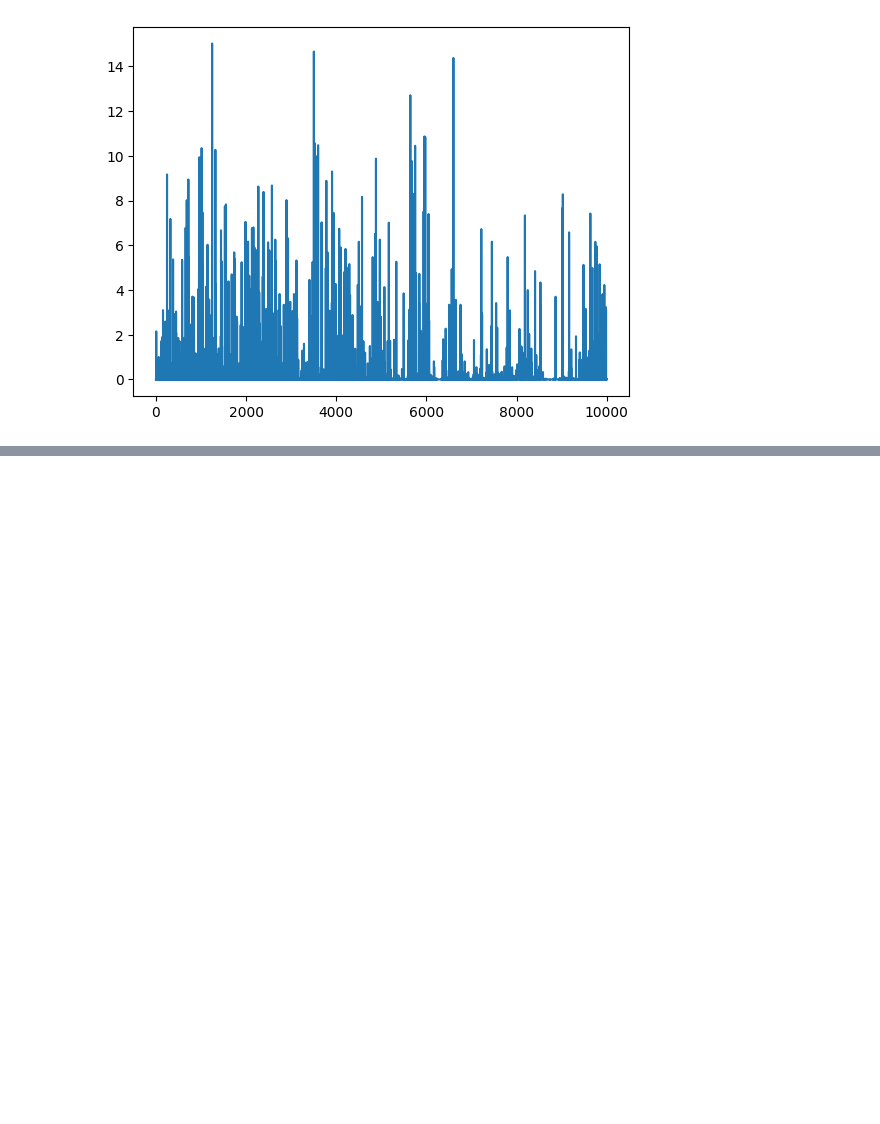
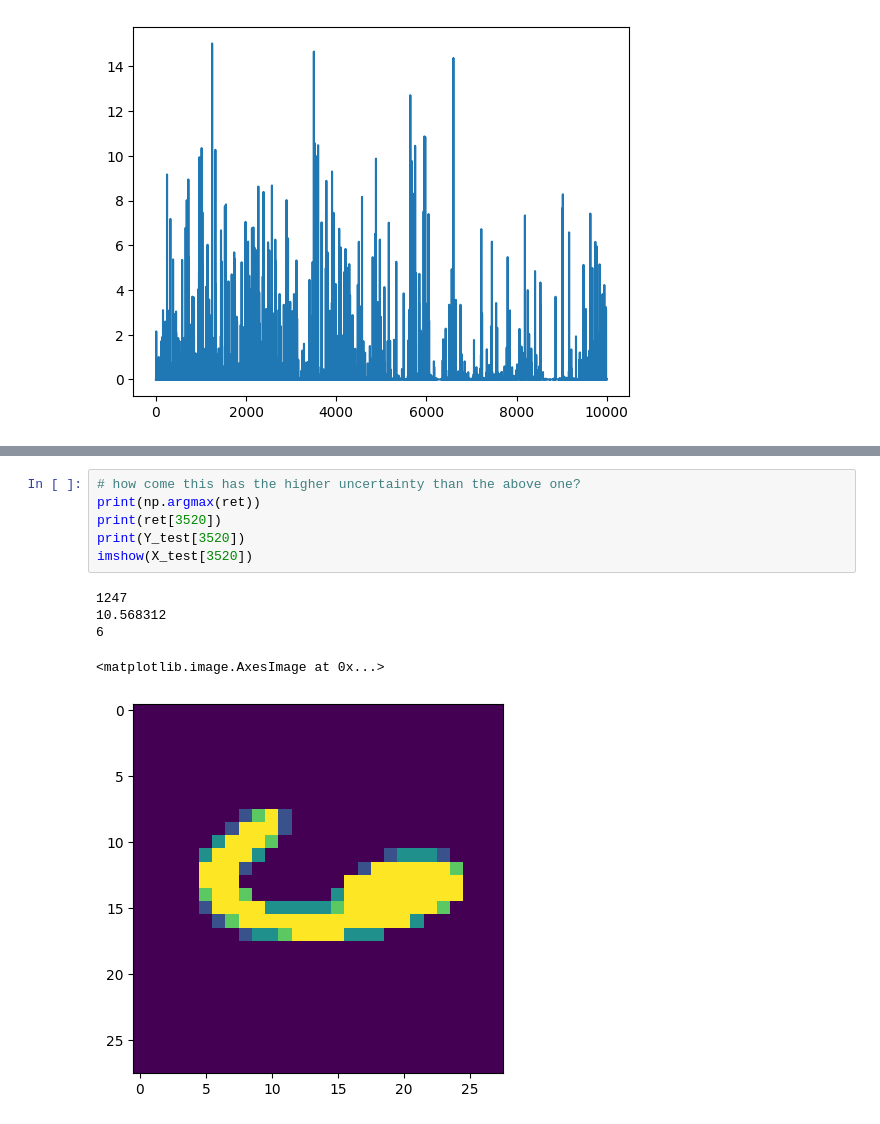
Before and after one commit to tthuwng/ainb, a Jupyter notebook: mnist_from_scratch.ipynb, the cells around one changed output, grey strips where cells are left out. Saved outputs shown, nothing was run; the diff lists cells and outputs as text; blank space fills up the shorter version.

Commit message:
graph

```diff
--- a/mnist_from_scratch.ipynb
+++ b/mnist_from_scratch.ipynb
@@ -224,3 +224,15 @@ imshow(X_test[np.argmax(ret)])
 9
 <matplotlib.image.AxesImage at 0x...>
 [figure]
+# %%
+# how come this has the higher uncertainty than the above one?
+print(np.argmax(ret))
+print(ret[3520])
+print(Y_test[3520])
+imshow(X_test[3520])
+# %% [output]
+1247
+10.568312
+6
+<matplotlib.image.AxesImage at 0x...>
+[figure, added]
```
Also changed, not shown: parts of 6 cells of this notebook.
